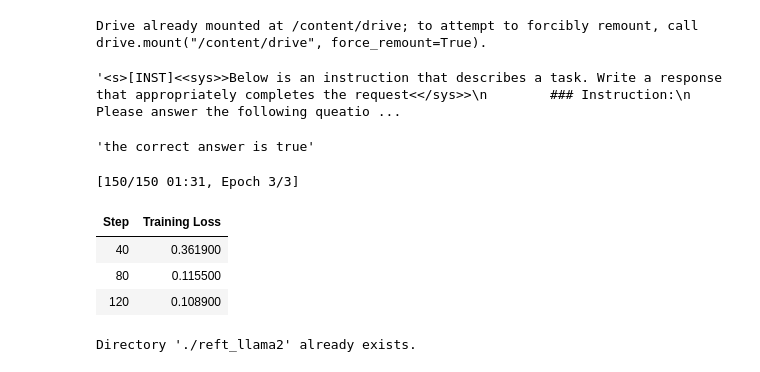
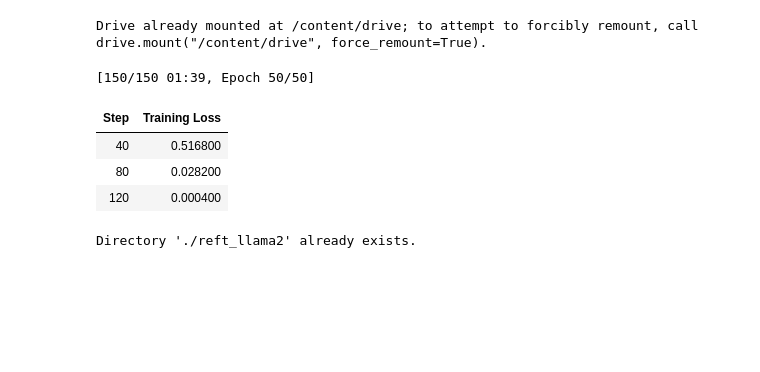
Before and after one commit to RyanChen12035/w266_final_Anatomy-and-Structured-Prunning, a Jupyter notebook: llama2_ft_reft_boolq.ipynb, the cells around one changed output. Cells and saved outputs as stored; diff of their text form; code cells hidden in the pictures; blank space fills up the shorter version.

```diff
--- a/llama2_ft_reft_boolq.ipynb
+++ b/llama2_ft_reft_boolq.ipynb
@@ -32,7 +31,7 @@ Please note that authentication is recommended but still optional to access publ
 # %%
 # get reft model
 reft_config = pyreft.ReftConfig(representations={
-    "layer": 15, "component": "block_output",
+    "layer": 2, "component": "block_output",
     "low_rank_dimension": 16,
     "intervention": pyreft.LoreftIntervention(embed_dim=model.config.hidden_size,
     low_rank_dimension=16)})
@@ -55,8 +54,8 @@ Drive already mounted at /content/drive; to attempt to forcibly remount, call dr
 import pandas as pd
 # train subset
 df = pd.read_csv('/content/drive/MyDrive/boolq_500.csv')
-X = df['question'].values
-y = df['label_y'].values
+X = df['question'].iloc[:24].values
+y = df['label_y'].iloc[:24].values
 # %%
 def template_prompt_engineering(example):
   # add system template of Llama2 and prompt engineering for the boolq task
@@ -75,28 +74,20 @@ data_module = pyreft.make_last_position_supervised_data_module(
     [template_prompt_engineering(x) for x in X],
     y
 )
-# %%
-[template_prompt_engineering(x) for x in X][0]
-# %% [output]
-'<s>[INST]<<sys>>Below is an instruction that describes a task. Write a response that appropriately completes the request<</sys>>\n        ### Instruction:\n        Please answer the following queatio ...
-# %%
-y[0]
-# %% [output]
-'the correct answer is true'
 # %%
 # train
 training_args = transformers.TrainingArguments(
-    num_train_epochs=3, output_dir="./tmp", per_device_train_batch_size=10,
+    num_train_epochs=50, output_dir="./tmp", per_device_train_batch_size=10,
     learning_rate=4e-3, logging_steps=40, report_to=[])
 trainer = pyreft.ReftTrainerForCausalLM(
     model=reft_model, tokenizer=tokenizer, args=training_args, **data_module)
 _ = trainer.train()
 # %% [output]
-[150/150 01:31, Epoch 3/3]
+[150/150 01:39, Epoch 50/50]
 | Step | Training Loss |
-| 40 | 0.361900 |
-| 80 | 0.115500 |
-| 120 | 0.108900 |
+| 40 | 0.516800 |
+| 80 | 0.028200 |
+| 120 | 0.000400 |
 # %%
 reft_model.set_device("cpu") # send back to cpu before saving.
 reft_model.save(
```
Also changed, not shown: parts of 4 cells of this notebook.
